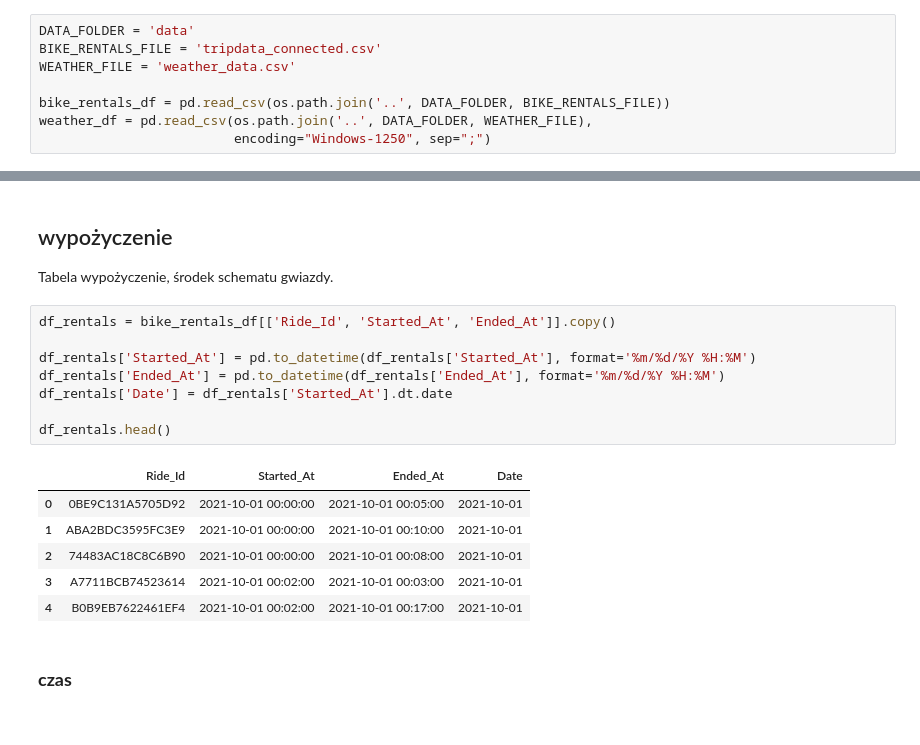
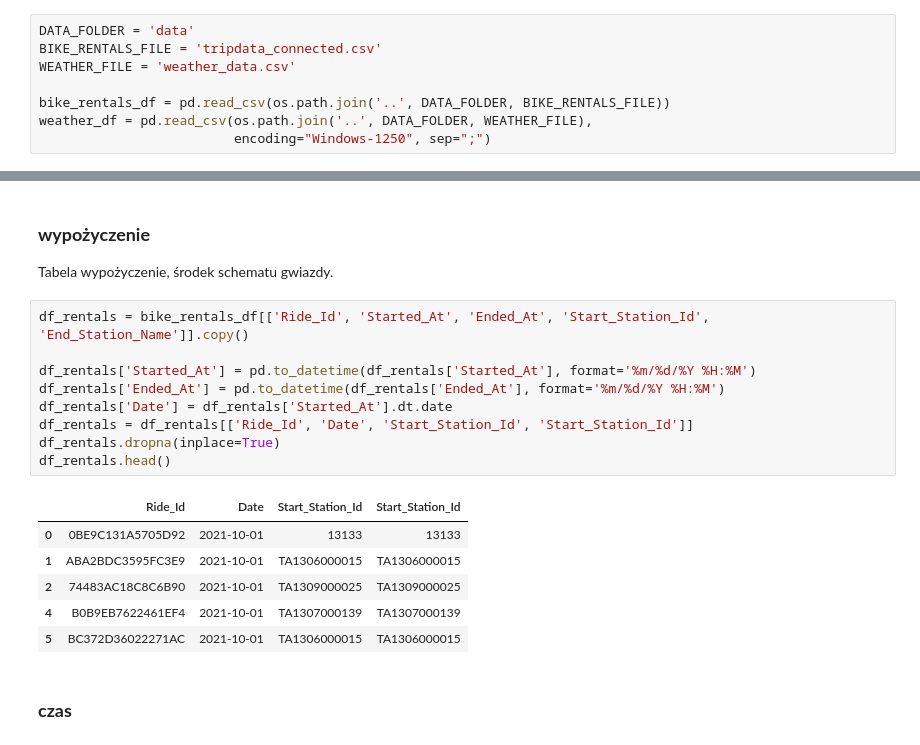
Before and after one commit to DamianZawolski/BIProject, a Jupyter notebook: notebooks/etl.ipynb, the cells around one changed output, grey strips where cells are left out. Saved outputs shown, nothing was run; the diff lists cells and outputs as text.

```diff
--- a/notebooks/etl.ipynb
+++ b/notebooks/etl.ipynb
@@ -21,24 +21,25 @@ bike_rentals_df.head()
 | 3 | A7711BCB74523614 | electric_bike | 10/1/2021 0:02 | 10/1/2021 0:03 | NaN | NaN | NaN | ... |
 | 4 | B0B9EB7622461EF4 | classic_bike | 10/1/2021 0:02 | 10/1/2021 0:17 | MLK Jr Dr & 29th St | TA1307000139 | Clinton St & Roosevelt Rd | ... |
 # %% [markdown]
-## wypożyczenie
+### **wypożyczenie**
 
 Tabela wypożyczenie, środek schematu gwiazdy.
 # %%
-df_rentals = bike_rentals_df[['Ride_Id', 'Started_At', 'Ended_At']].copy()
+df_rentals = bike_rentals_df[['Ride_Id', 'Started_At', 'Ended_At', 'Start_Station_Id', 'End_Station_Name']].copy()
 
 df_rentals['Started_At'] = pd.to_datetime(df_rentals['Started_At'], format='%m/%d/%Y %H:%M')
 df_rentals['Ended_At'] = pd.to_datetime(df_rentals['Ended_At'], format='%m/%d/%Y %H:%M')
 df_rentals['Date'] = df_rentals['Started_At'].dt.date
-
+df_rentals = df_rentals[['Ride_Id', 'Date', 'Start_Station_Id', 'Start_Station_Id']]
+df_rentals.dropna(inplace=True)
 df_rentals.head()
 # %% [output]
-|  | Ride_Id | Started_At | Ended_At | Date |
-| 0 | 0BE9C131A5705D92 | 2021-10-01 00:00:00 | 2021-10-01 00:05:00 | 2021-10-01 |
-| 1 | ABA2BDC3595FC3E9 | 2021-10-01 00:00:00 | 2021-10-01 00:10:00 | 2021-10-01 |
-| 2 | 74483AC18C8C6B90 | 2021-10-01 00:00:00 | 2021-10-01 00:08:00 | 2021-10-01 |
-| 3 | A7711BCB74523614 | 2021-10-01 00:02:00 | 2021-10-01 00:03:00 | 2021-10-01 |
-| 4 | B0B9EB7622461EF4 | 2021-10-01 00:02:00 | 2021-10-01 00:17:00 | 2021-10-01 |
+|  | Ride_Id | Date | Start_Station_Id | Start_Station_Id |
+| 0 | 0BE9C131A5705D92 | 2021-10-01 | 13133 | 13133 |
+| 1 | ABA2BDC3595FC3E9 | 2021-10-01 | TA1306000015 | TA1306000015 |
+| 2 | 74483AC18C8C6B90 | 2021-10-01 | TA1309000025 | TA1309000025 |
+| 4 | B0B9EB7622461EF4 | 2021-10-01 | TA1307000139 | TA1307000139 |
+| 5 | BC372D36022271AC | 2021-10-01 | TA1306000015 | TA1306000015 |
 # %% [markdown]
 ### **czas**
 # %%
```
Also changed, not shown: parts of 8 cells of this notebook, 3 other files.
